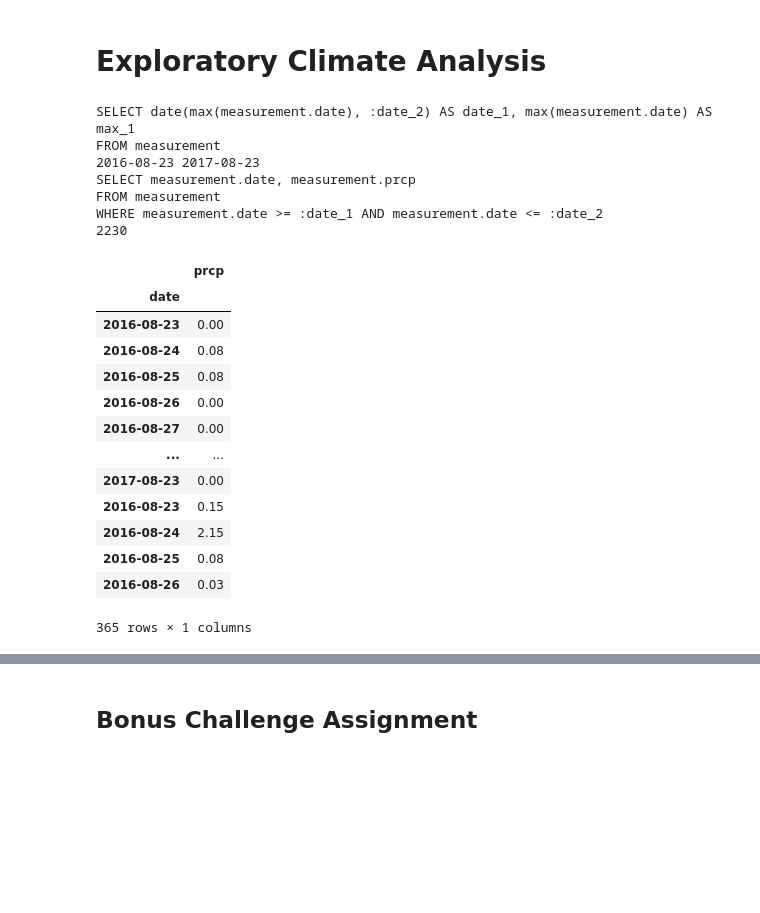
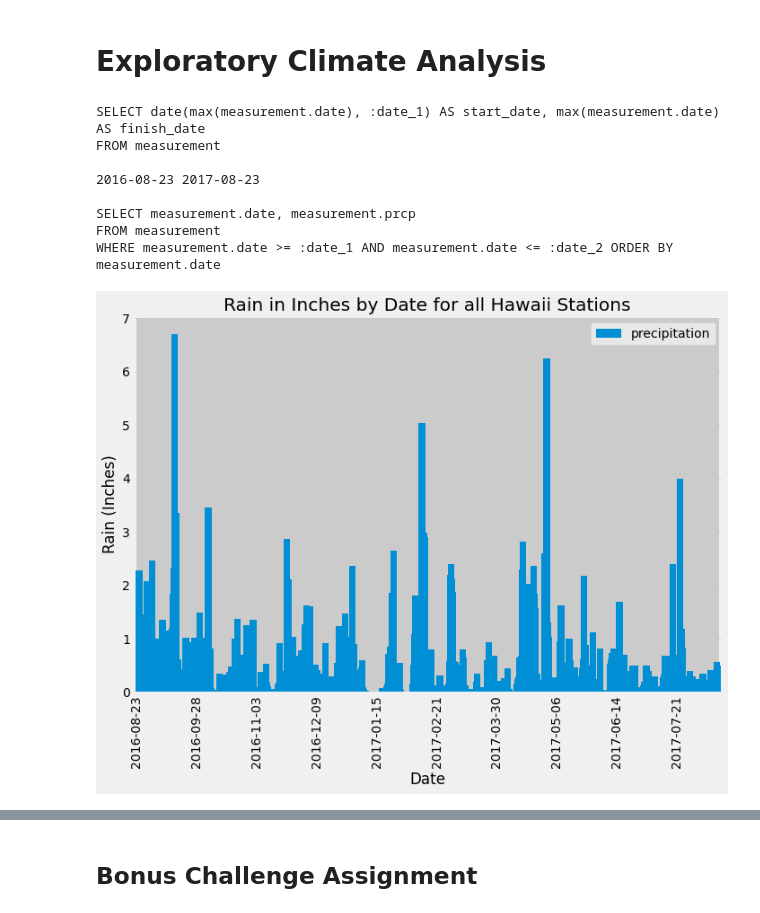
Before and after one commit to jayhjman/sqlalchemy-challenge, a Jupyter notebook: climate.ipynb, the cells around one changed output, grey strips where cells are left out. Cells and saved outputs as stored; diff of their text form; code cells hidden in the pictures; blank space fills up the shorter version.

```diff
--- a/climate.ipynb
+++ b/climate.ipynb
@@ -41,56 +41,58 @@ session = Session(engine)
 # %%
 # Design a query to retrieve the last 12 months of precipitation data and plot the results
 
 # Calculate the date 1 year ago from the last data point in the database
-query = session.query(func.date(func.max(Measurements.date), '-12 months'), func.max(Measurements.date))
+query = session.query(func.date(func.max(Measurements.date), '-12 months').label('start_date'), func.max(Measurements.date).label('finish_date'))
 print(query.statement.compile())
+print("")
 start_date, finish_date  = query.first()
-
 print(start_date, finish_date)
+print("")
 
 # Perform a query to retrieve the data and precipitation scores
-query = session.query(Measurements.date, Measurements.prcp).filter(Measurements.date >= start_date, Measurements.date <= finish_date)
-print(query.statement.compile()),
+
+# Expirement on averages
+# query = session.query(Measurements.date, func.avg(Measurements.prcp)).\
+#    filter(Measurements.date >= start_date, Measurements.date <= finish_date).\
+#    filter(Measurements.prcp.isnot(None)).\
+#    group_by(Measurements.date).\
+#    order_by(Measurements.date)
+
+query = session.query(Measurements.date, Measurements.prcp).\
+    filter(Measurements.date >= start_date, Measurements.date <= finish_date).\
+    order_by(Measurements.date)
+print(query.statement.compile())
+print("")
 results = query.all()
 
 # Save the query results as a Pandas DataFrame and set the index to the date column
-df = pd.DataFrame(results)
+df = pd.DataFrame(results, columns=['date','precipitation'])
 df.set_index("date", inplace=True)
+
 
 # Sort the dataframe by date
 df.sort_index()
-print(len(df))
-df.head(365)
+
 # Use Pandas Plotting with Matplotlib to plot the data
-#ax = df.plot.bar(figsize=(20,8))
-#xticks = ax.xaxis.get_major_ticks()
-#print(xticks)
-#for i in range(0, len(xticks)):
-#     if i % 39 != 0:
-#         xticks[i].label1.set_visible(False)
-#plt.tight_layout()
-#plt.show()
+ax = df.plot.bar(figsize=(10,8), width=25)
+ax.set_title("Rain in Inches by Date for all Hawaii Stations")
+ax.set_ylabel("Rain (Inches)")
+ax.set_xlabel("Date")
+xticks = ax.xaxis.get_major_ticks()
+for i in range(0, len(xticks)):
+     if i % 230 != 0:
+         xticks[i].label1.set_visible(False)
+plt.tight_layout()
+plt.show()
 # %% [output]
-SELECT date(max(measurement.date), :date_2) AS date_1, max(measurement.date) AS max_1
+SELECT date(max(measurement.date), :date_1) AS start_date, max(measurement.date) AS finish_date
 FROM measurement
+
 2016-08-23 2017-08-23
+
 SELECT measurement.date, measurement.prcp
 FROM measurement
-WHERE measurement.date >= :date_1 AND measurement.date <= :date_2
-2230
+WHERE measurement.date >= :date_1 AND measurement.date <= :date_2 ORDER BY measurement.date
-|  | prcp |
-| date |  |
-| 2016-08-23 | 0.00 |
-| 2016-08-24 | 0.08 |
-| 2016-08-25 | 0.08 |
-| 2016-08-26 | 0.00 |
-| 2016-08-27 | 0.00 |
-| ... | ... |
-| 2017-08-23 | 0.00 |
-| 2016-08-23 | 0.15 |
-| 2016-08-24 | 2.15 |
-| 2016-08-25 | 0.08 |
-| 2016-08-26 | 0.03 |
-365 rows × 1 columns
+[figure, added]
 # %%
 # Use Pandas to calcualte the summary statistics for the precipitation data
```
Also changed, not shown: parts of 6 cells of this notebook.
